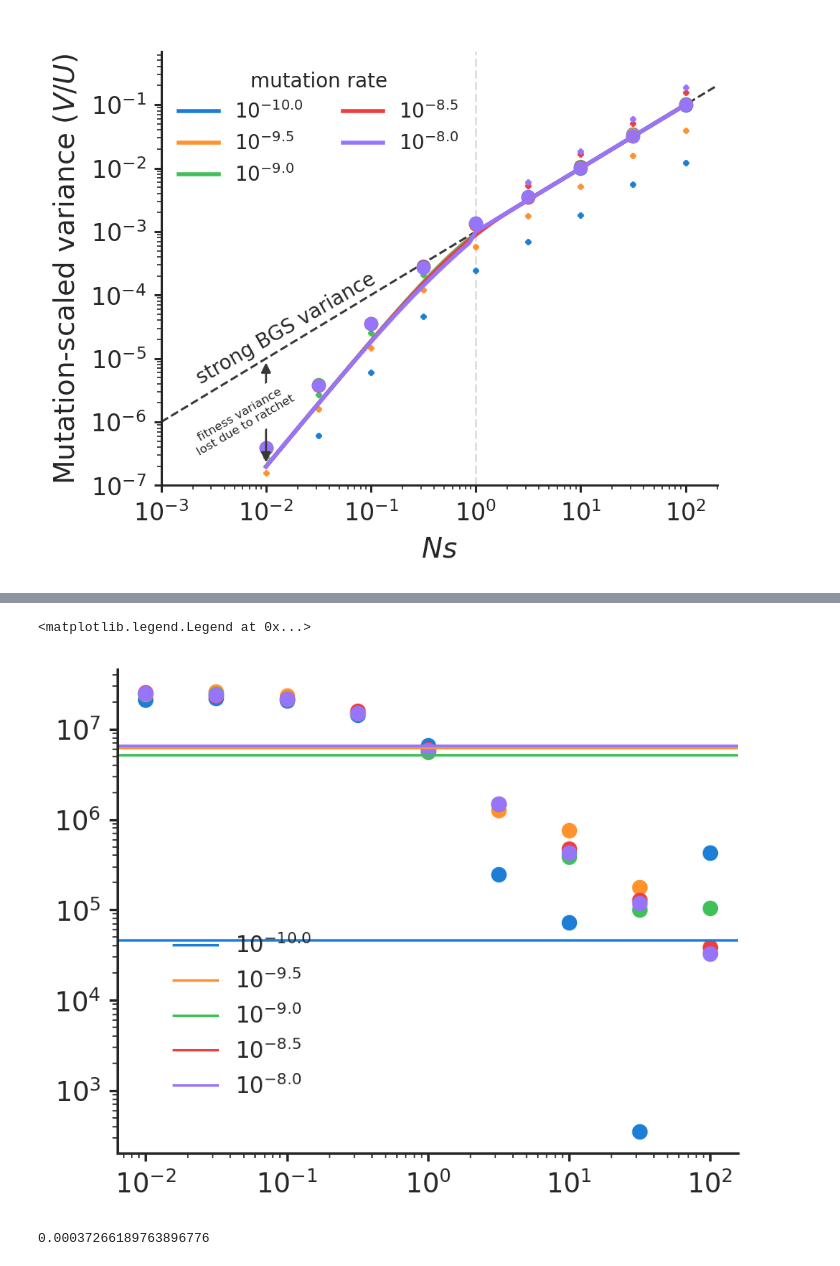
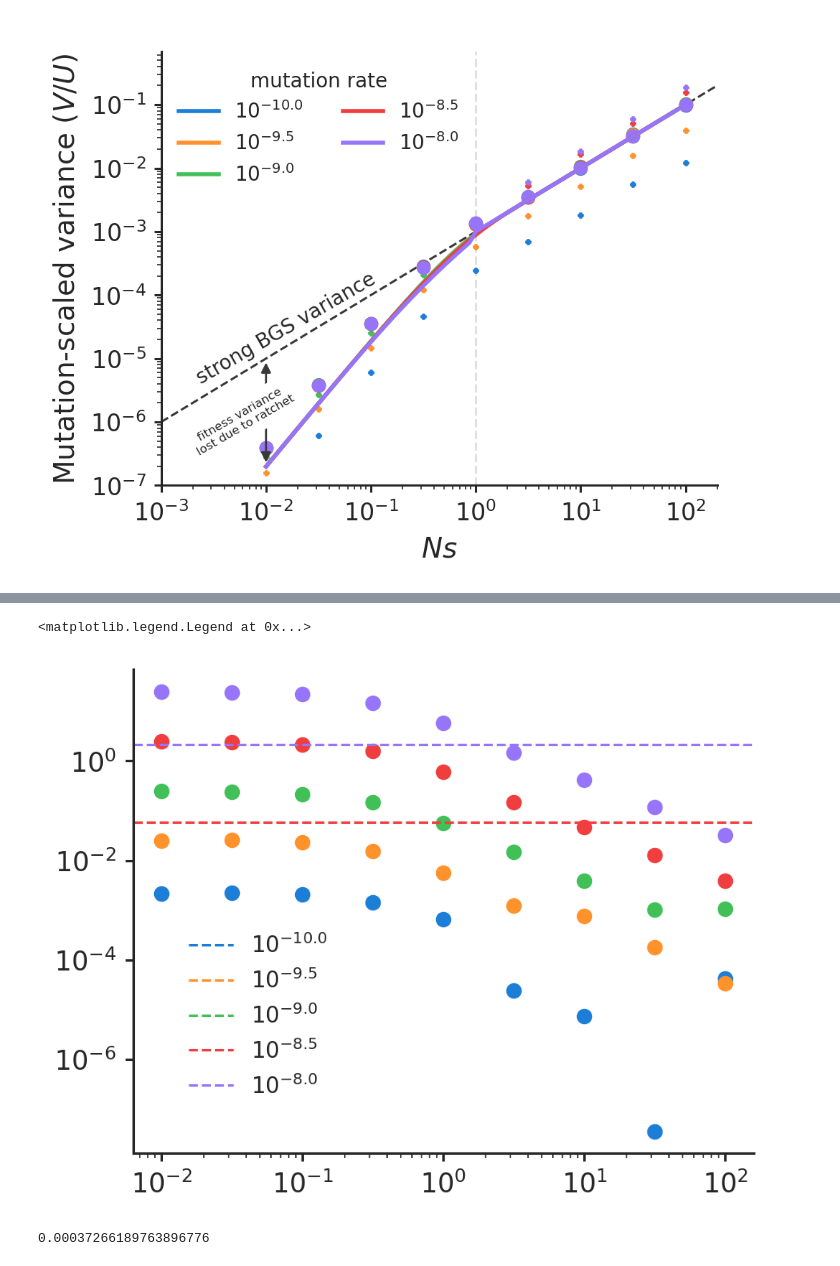
Before and after one commit to vsbuffalo/bprime, a Jupyter notebook: notebooks/region_simulations.ipynb, the cells around one changed output, grey strips where cells are left out. Saved outputs shown, nothing was run; the diff lists cells and outputs as text; code cells hidden in the pictures.

```diff
--- a/notebooks/region_simulations.ipynb
+++ b/notebooks/region_simulations.ipynb
@@ -448,14 +448,18 @@ Invalid limit will be ignored.
 Text(0.006, 3e-07, 'fitness variance\nlost due to ratchet')
 [figure]
 # %%
+from scipy.integrate import quad, dblquad
+
+@np.vectorize
 def ok71(rho):
     return (10+rho) / (22 + 13*rho + rho**2)
 
+@np.vectorize
 def total_ld(rbp, N, L):
     R = rbp*L
-    return 1/R * quad(lambda x: ok71(4*N*0.5*x), 0, R)[0]
-    return 1/R * quad(lambda x: ok71(4*N*0.5*(1-np.exp(-x))), 0, R)[0]
+    haldane = lambda m: 0.5*(1-np.exp(-m))
+    return quad(lambda x: (1/R**2) * 2*(R-x) * ok71(4*N*haldane(x)), 0, R)[0]
 
-S = 4*N*1e-8*L
-S*(S-1)/2 * total_ld(1e-8, 1000, 1e5)
+n = 4*N*mu*L
+(n * (n-1) + 1) * total_ld(mu, N, L)
 # %% [output]
@@ -479,0 +471,3 @@ NP
+# %%
+n = 5
+(n * (n-1)/2)
@@ -479,0 +476,12 @@ NP
+# %%
+@np.vectorize
+def neutral_ld(mu, rbp, N, L):
+    # N is *diploid* pop size
+    R = rbp * L
+    #fun = lambda x: ok71(4*N*rbp*x) * (2-2*x)
+    haldane = lambda m: 0.5*(1-np.exp(-m))
+    fun = lambda x: ok71(4*N*haldane(rbp*x)) * (1/L**2) * 2*(L-x)
+    n = 4*N*mu*L
+    return ((n * (n-1))/2) * integrate.quad(fun, 0, L)[0]
+
+neutral_ld(mu, rbp, N, L)
@@ -497,32 +529,43 @@ for mu in theory_data.keys():
 # %%
+
+@np.vectorize
+def total_ld(rbp, N, L):
+    R = rbp*L
+    haldane = lambda m: 0.5*(1-np.exp(-m))
+    return quad(lambda x: (1/R**2) * 2*(R-x) * ok71(4*N*x), 0, R)[0]
+
 fig, ax = plt.subplots(figsize=(5, 4))
 
 for mu in theory_data.keys():
     mu_label = f"$10^{{{np.round(np.log10(mu), 2)}}}$"
     dgs = dg.loc[dg['mu'] == mu]
     U = 2*mu*L
     s = theory_data[mu][0] * N
     T = theory_data[mu][4]
     B = theory_data[mu][1]
     V = theory_data[mu][3] / U
     R =  1/T
     col = next(ax._get_lines.prop_cycler)['color']
 
     #Vp = [x[3] for x in bgs_segment_sc16_parts(mu, dgs['sh'], L, rbp, N)]
     S = dgs['ldn'].max()
-    NP = S*(S-1)/2
-    ax.axhline(ld[mu] / U**2, c=col, label=mu_label)
-    ax.scatter(N*dgs['sh'], dgs['r2sum'] / dgs['U']**2, c=col)
+
+
+    S = 4*N*mu*L
+    xx = neutral_ld(mu, rbp, N, L)
+    ax.axhline(xx, c=col, label=mu_label, linestyle='dashed')
+    #ax.axhline(ld[mu], c=col, label=mu_label)
+    ax.scatter(N*dgs['sh'], dgs['r2sum'], c=col)
 
 
 #ax.loglog()
 
 ax.set_yscale('log')
 ax.set_xscale('log')
 ax.legend()
 # %% [output]
 <matplotlib.legend.Legend at 0x...>
-[figure, old version]
+[figure, new version]
 # %%
 from scipy.integrate import quad
 # %%
```
Also changed, not shown: parts of 10 cells of this notebook, 3 other files.
